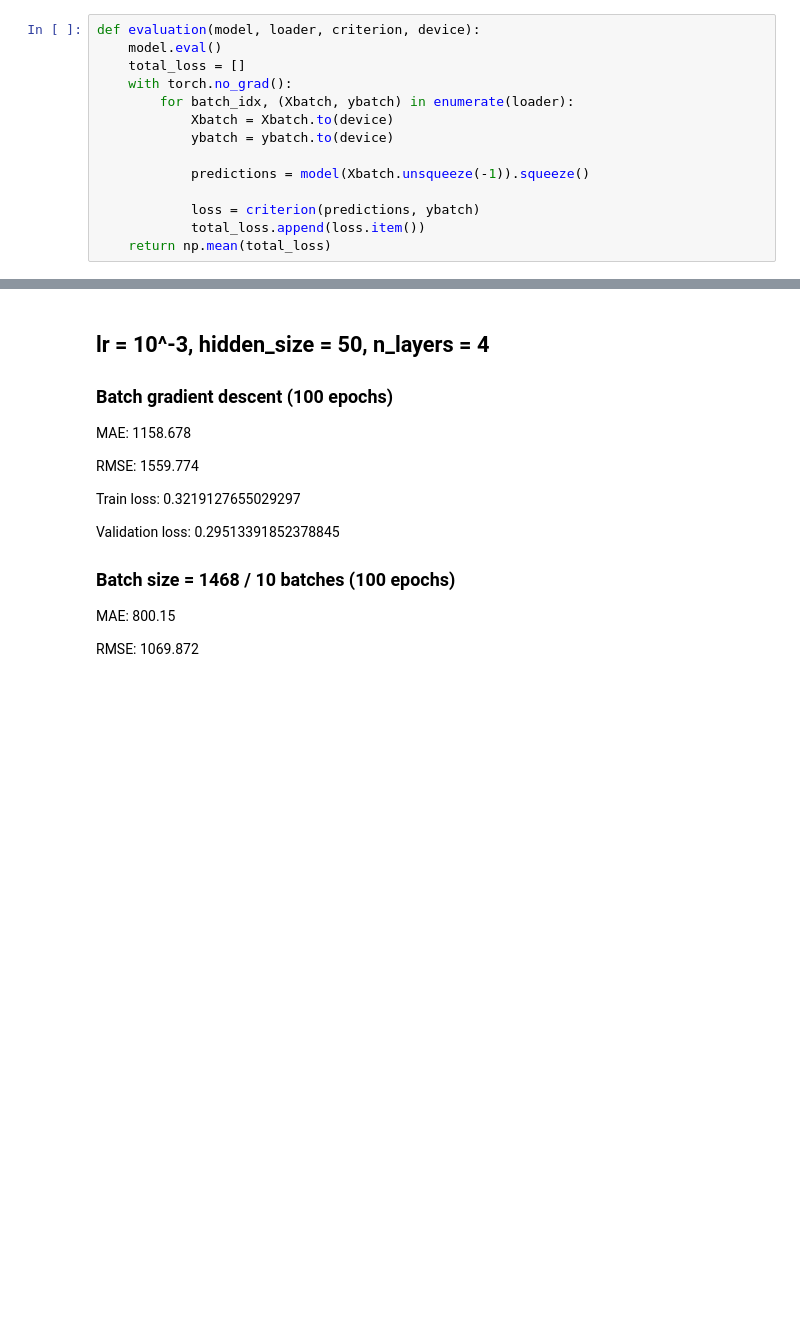
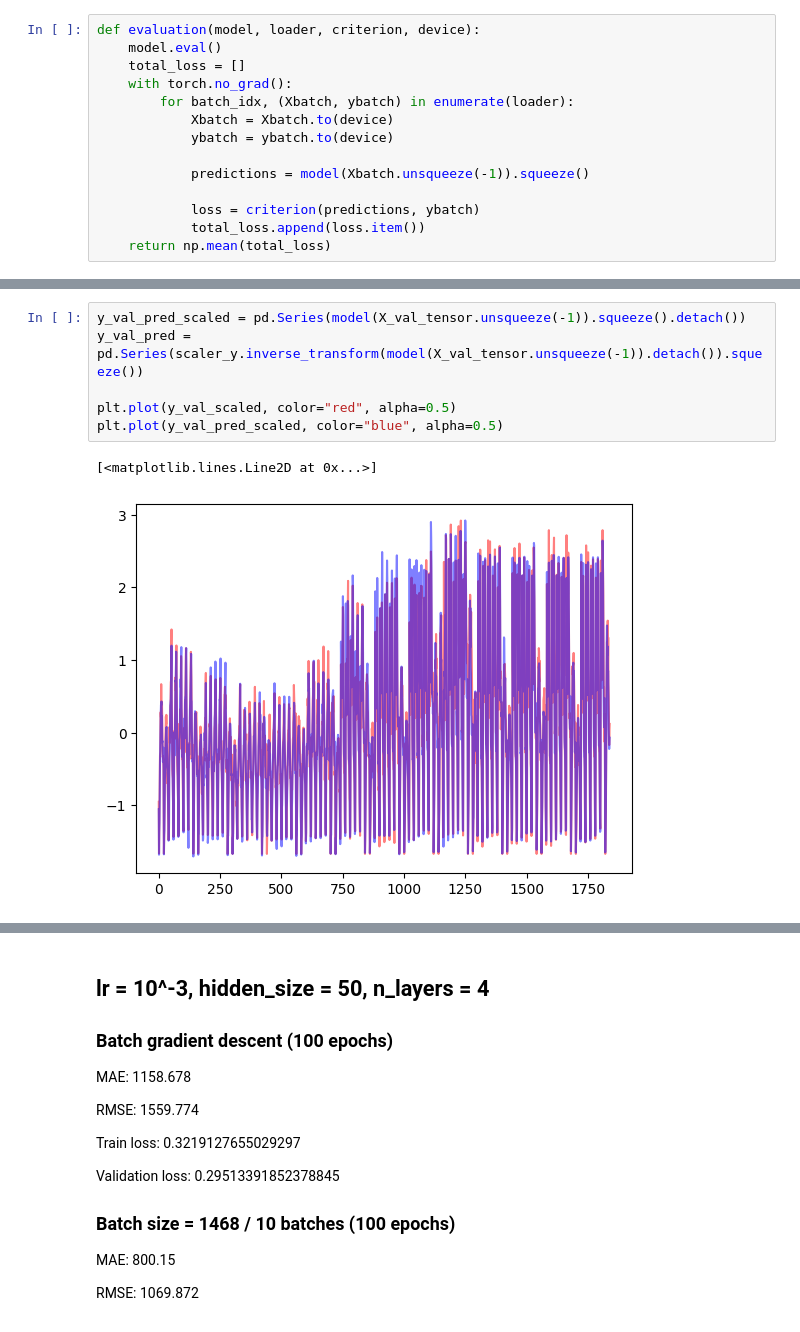
Before and after one commit to andr830g/Machine-Learning-Passenger-Forecasting, a Jupyter notebook: DeepLearningModelling.ipynb, the cells around one changed output, grey strips where cells are left out. Saved outputs shown, nothing was run; the diff lists cells and outputs as text; blank space fills up the shorter version.

```diff
--- a/DeepLearningModelling.ipynb
+++ b/DeepLearningModelling.ipynb
@@ -154 +160,10 @@ plt.show()
+# %%
+y_val_pred_scaled = pd.Series(model(X_val_tensor.unsqueeze(-1)).squeeze().detach())
+y_val_pred = pd.Series(scaler_y.inverse_transform(model(X_val_tensor.unsqueeze(-1)).detach()).squeeze())
+
+plt.plot(y_val_scaled, color="red", alpha=0.5)
+plt.plot(y_val_pred_scaled, color="blue", alpha=0.5)
+# %% [output]
+[<matplotlib.lines.Line2D at 0x...>]
+[figure, added]
 # %%
```
Also changed, not shown: parts of 9 cells of this notebook.
